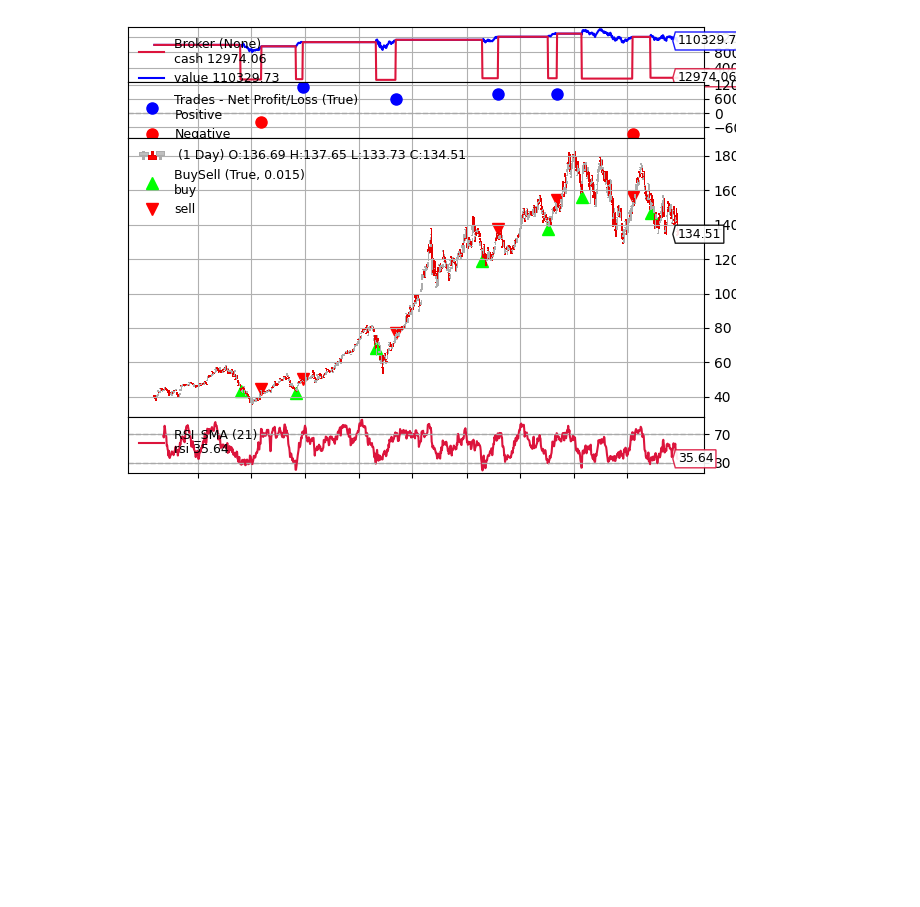
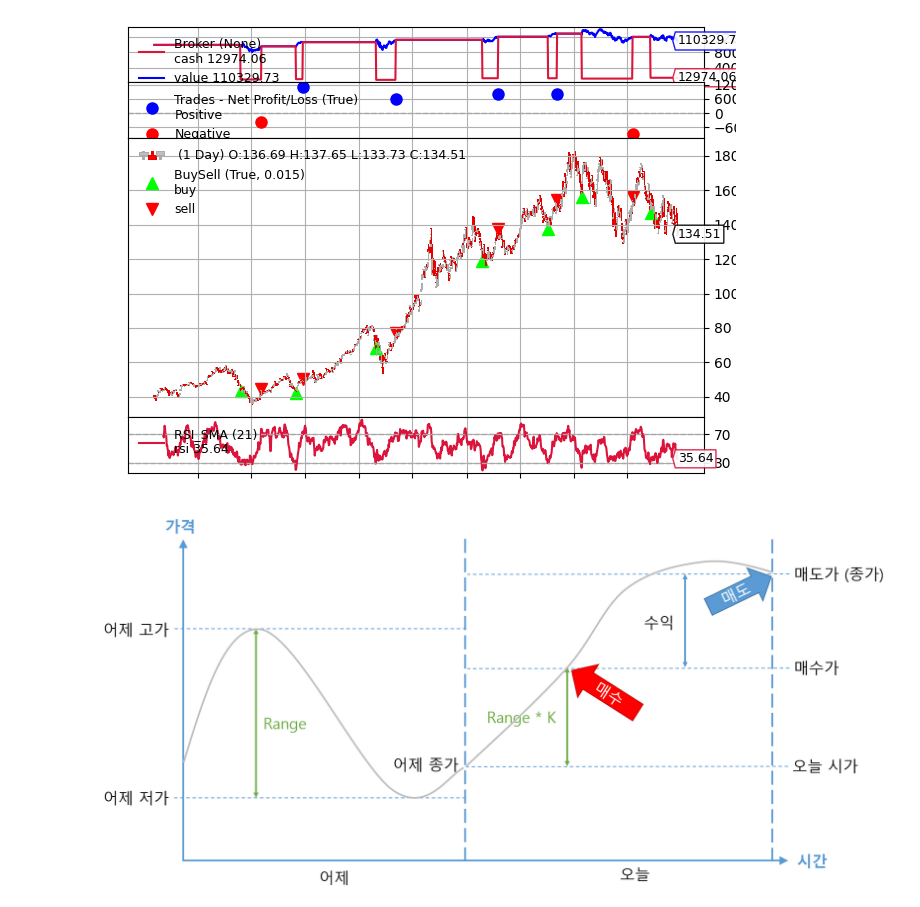
Before and after one commit to taewan2002/stock, a Jupyter notebook: Analysis.ipynb, the cells around one changed output. Cells and saved outputs as stored; diff of their text form; code cells hidden in the pictures; blank space fills up the shorter version.

```diff
--- a/Analysis.ipynb
+++ b/Analysis.ipynb
@@ -708,3 +708,11 @@ Initial Portfolio Value : 100,000 USD
 [2022-09-19] BUY  : price 149.31, size 724, commission 151.29, total 124,783.62
 Final Portfolio Value   : 110,330 USD
 [figure]
+# %%
+# 변동성 돌파 전략
+# 1. 전날의 고가에서 저가를 빼서 가격 변동폭을 계산한다.
+# 2. 장중 가격이 오늘의 시가 + 전일 변동폭 * k 를 돌파할 때 매수한다(일반적으로 k의 값은 0.5를 사용하지만, 수익률의 따라 조정한다)
+# 3. 장 마감시 무조건 매도한다.
+Image("IMG/VolatilityBreakout.png")
+# %% [output]
+[figure, added]
```
Also changed, not shown: parts of 1 cell of this notebook, 1 other file.
